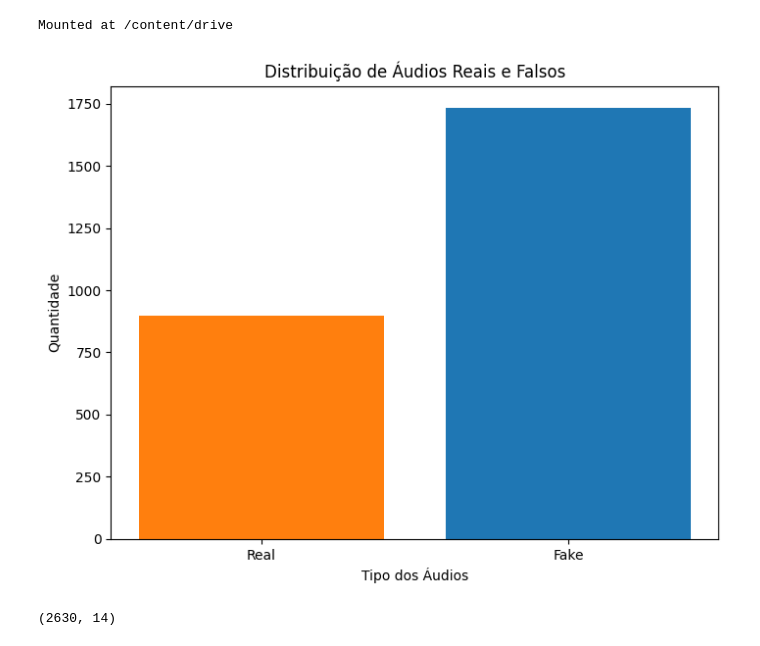
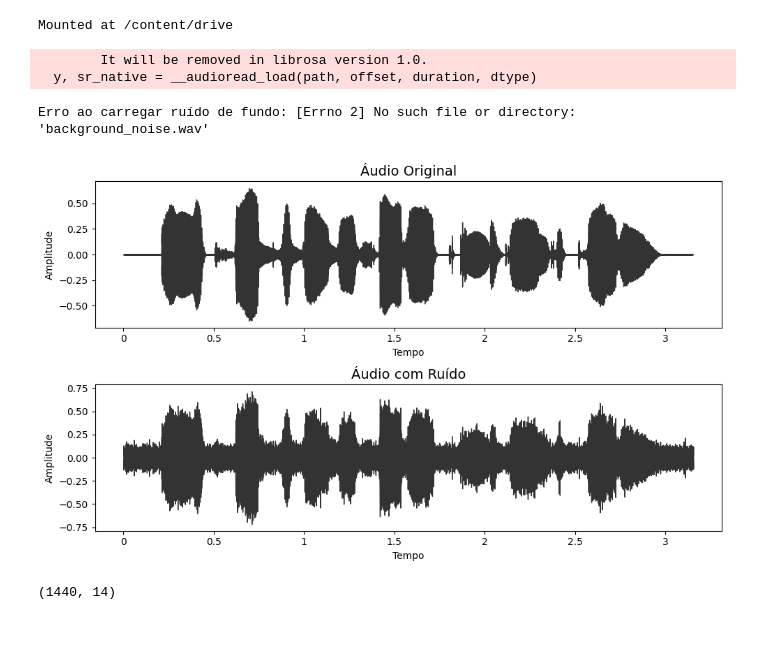
Before and after one commit to vitormunnizz/audio_for, a Jupyter notebook: noise.ipynb, the cells around one changed output. Cells and saved outputs as stored; diff of their text form; code cells hidden in the pictures.

```diff
--- a/noise.ipynb
+++ b/noise.ipynb
@@ -22,7 +25,7 @@ drive.mount('/content/drive', force_remount=True)
 Mounted at /content/drive
 # %%
 # Parâmetro do ruído
-noise_factor = 0.005
+noise_factor = 0.05
 
 # Função para adicionar diferentes tipos de ruído
 def add_noise(y, sr, noise_factor=noise_factor, noise_type="white"):
@@ -100,3 +103,47 @@ labels = labels_real + labels_fake
 
 # Remover valores None
 data_filtered, labels_filtered = zip(*[(d, l) for d, l in zip(data, labels) if d is not None])
+# %%
+# Função para plotar a comparação com as formas de onda em preto
+def plot_audio_comparison(folder_path, noise_type="background", noise_factor=0.05):
+
+    # Usa o estilo padrão com fundo branco
+    plt.style.use('default')
+
+    # Pega o primeiro arquivo da pasta
+    first_audio_file = os.listdir(folder_path)[0]
+    audio_path = os.path.join(folder_path, first_audio_file)
+
+    # Carrega o áudio
+    y, sr = librosa.load(audio_path, sr=None)
+
+    # Aplica o ruído
+    y_noise = add_noise(y, sr, noise_factor=noise_factor, noise_type=noise_type)
+
+    # Cor preta mais clara
+    wave_color = "#333333"  # Cinza escuro
+
+    # Plota o original e com ruído
+    plt.figure(figsize=(10, 6))
+
+    plt.subplot(2, 1, 1)
+    plt.title("Áudio Original", fontsize=14)
+    librosa.display.waveshow(y, sr=sr, color=wave_color)  # linha preta
+    plt.xlabel("Tempo")
+    plt.ylabel("Amplitude")
+
+    plt.subplot(2, 1, 2)
+    plt.title(f"Áudio com Ruído", fontsize=14)
+    librosa.display.waveshow(y_noise, sr=sr, color=wave_color)  # linha preta
+    plt.xlabel("Tempo")
+    plt.ylabel("Amplitude")
+
+    plt.tight_layout()
+    plt.show()
+# %%
+plot_audio_comparison('/content/drive/MyDrive/audios_FOR/real', noise_factor=0.05)
+# %% [output]
+        It will be removed in librosa version 1.0.
+  y, sr_native = __audioread_load(path, offset, duration, dtype)
+Erro ao carregar ruído de fundo: [Errno 2] No such file or directory: 'background_noise.wav'
+[figure, added]
@@ -104,20 +154,10 @@ data_filtered, labels_filtered = zip(*[(d, l) for d, l in zip(data, labels) if d
 # Criar DataFrame
 df = pd.DataFrame(data_filtered)
 df['label'] = labels_filtered
-# %%
-# Visualizar distribuição dos rótulos
-plt.figure(figsize=(8, 6))
-plt.bar(df['label'].value_counts().index, df['label'].value_counts().values, tick_label=['Fake', 'Real'], color=['#1f77b4', '#ff7f0e'])
-plt.xlabel('Tipo dos Áudios')
-plt.ylabel('Quantidade')
-plt.title('Distribuição de Áudios Reais e Falsos')
-plt.show()
-# %% [output]
-[figure, removed]
 # %%
 df.shape
 # %% [output]
-(2630, 14)
+(1440, 14)
 # %%
 # Separar características (X) e rótulos (y)
 X = df.drop(columns=['label'])
```
Also changed, not shown: parts of 10 cells of this notebook.
